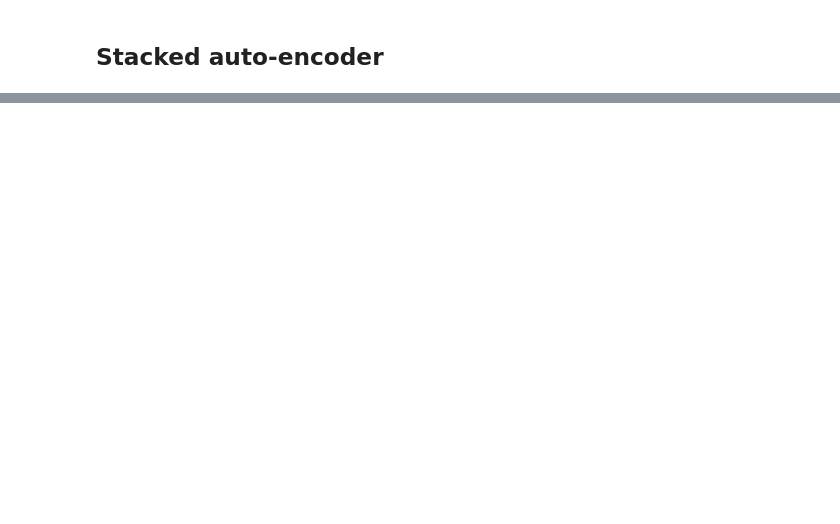
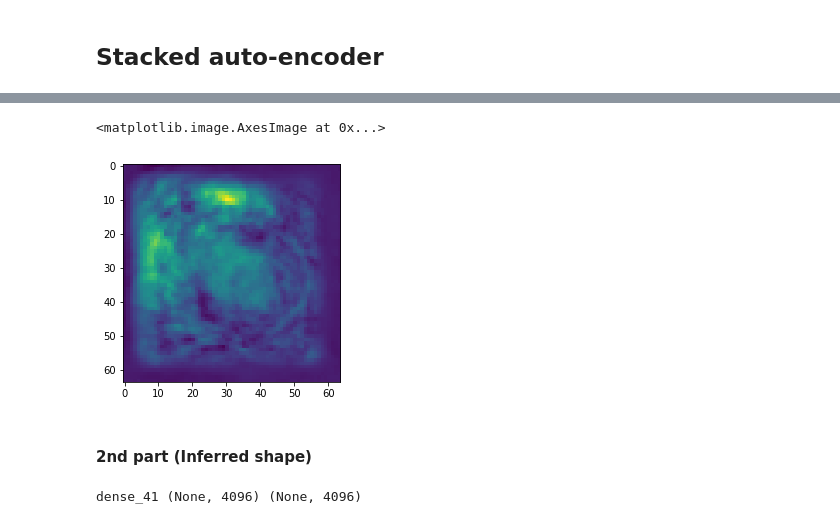
Before and after one commit to alexattia/Medical-Image-Analysis, a Jupyter notebook: Stacked Auto Encoder.ipynb, the cells around one changed output, grey strips where cells are left out. Drawn from its saved outputs; the diff is of its cells as text; code cells hidden in the pictures; blank space fills up the shorter version.

```diff
--- a/Stacked Auto Encoder.ipynb
+++ b/Stacked Auto Encoder.ipynb
@@ -85,0 +184,4 @@ model.fit(X, X, batch_size=64, nb_epoch=5)
+# %%
+l2_pred = model.predict(l2)
+# %%
+pred = l2_pred[0].reshape(64, 64)
@@ -85,0 +193,7 @@ model.fit(X, X, batch_size=64, nb_epoch=5)
+# %%
+plt.imshow(pred)
+# %% [output]
+<matplotlib.image.AxesImage at 0x...>
+[figure, added]
+# %% [markdown]
+#### 2nd part (Inferred shape)
@@ -85,0 +208,5 @@ model.fit(X, X, batch_size=64, nb_epoch=5)
+# %%
+for p in model.layers:
+    print(p.name, p.input_shape, p.output_shape)
+# %% [output]
+dense_41 (None, 4096) (None, 4096)
```
Also changed, not shown: parts of 28 cells of this notebook, 2 other files.
